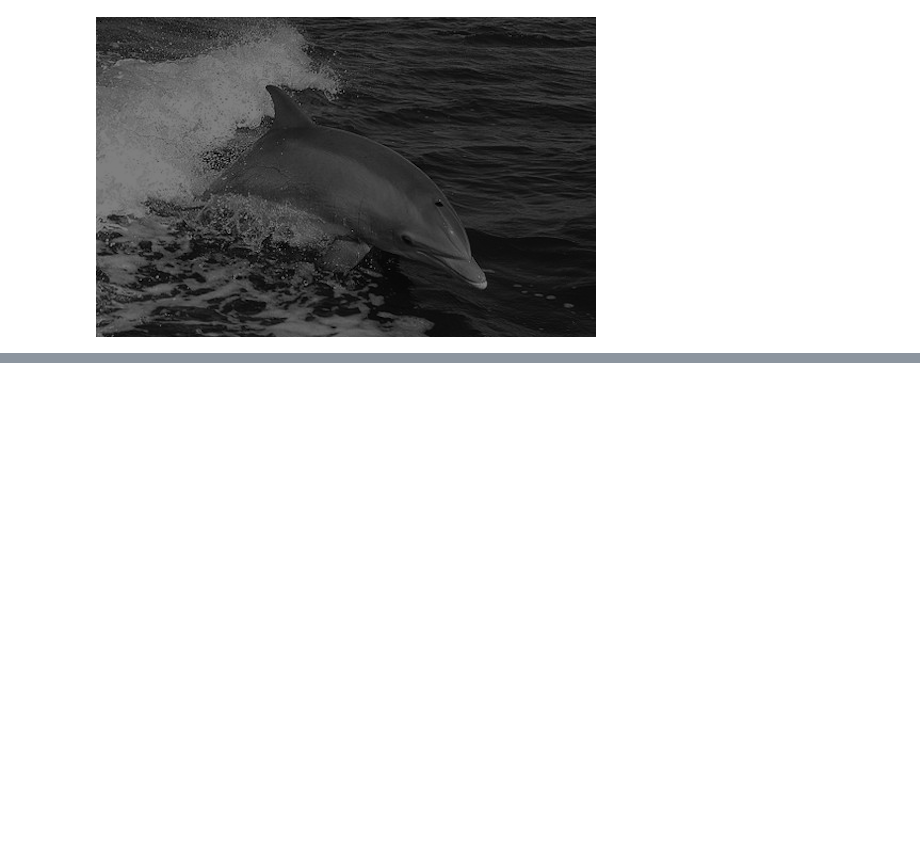
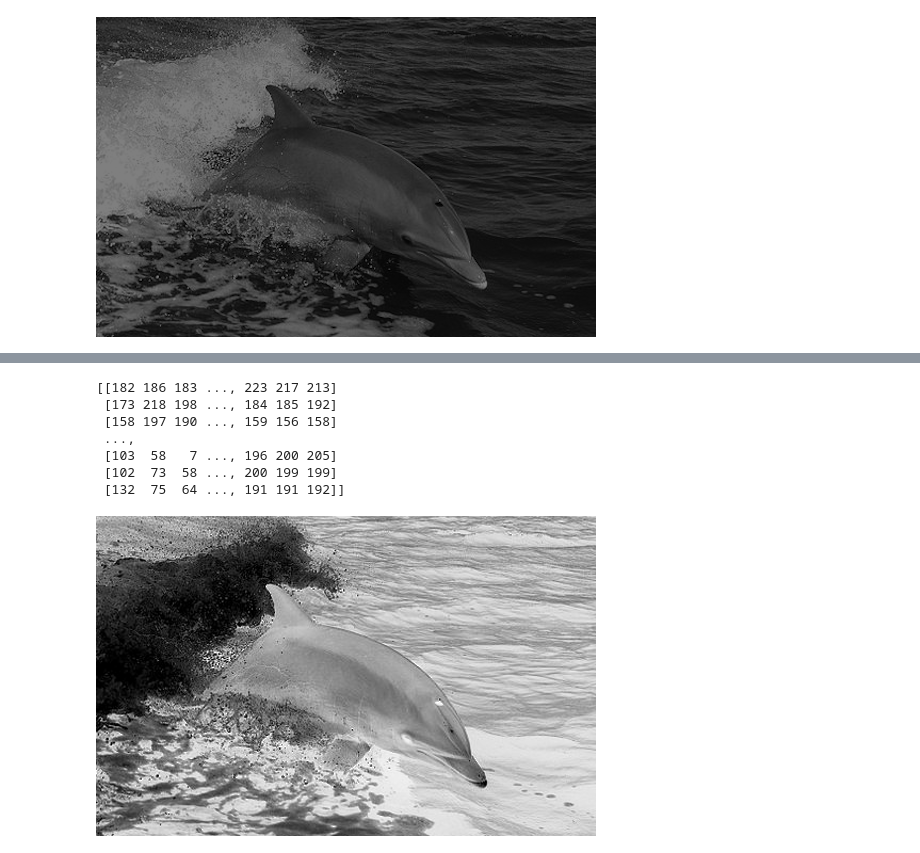
Before and after one commit to ppujari/drl-nd, a Jupyter notebook: image_arithmetic.ipynb, the cells around one changed output, grey strips where cells are left out. Drawn from its saved outputs; the diff is of its cells as text; code cells hidden in the pictures; blank space fills up the shorter version.

```diff
--- a/image_arithmetic.ipynb
+++ b/image_arithmetic.ipynb
@@ -64,0 +123,16 @@ Gray image transforms: Applying functions.
+# %%
+#Using NumPy
+im_matrix = np.matrix(im)
+matrix_inv = 255 - im_matrix
+print(matrix_inv)
+im_inv = Image.fromarray(matrix_inv)
+display(im_inv)
+# %% [output]
+[[182 186 183 ..., 223 217 213]
+ [173 218 198 ..., 184 185 192]
+ [158 197 190 ..., 159 156 158]
+ ...,
+ [103  58   7 ..., 196 200 205]
+ [102  73  58 ..., 200 199 199]
+ [132  75  64 ..., 191 191 192]]
+[figure, added]
```
Also changed, not shown: parts of 28 cells of this notebook.
